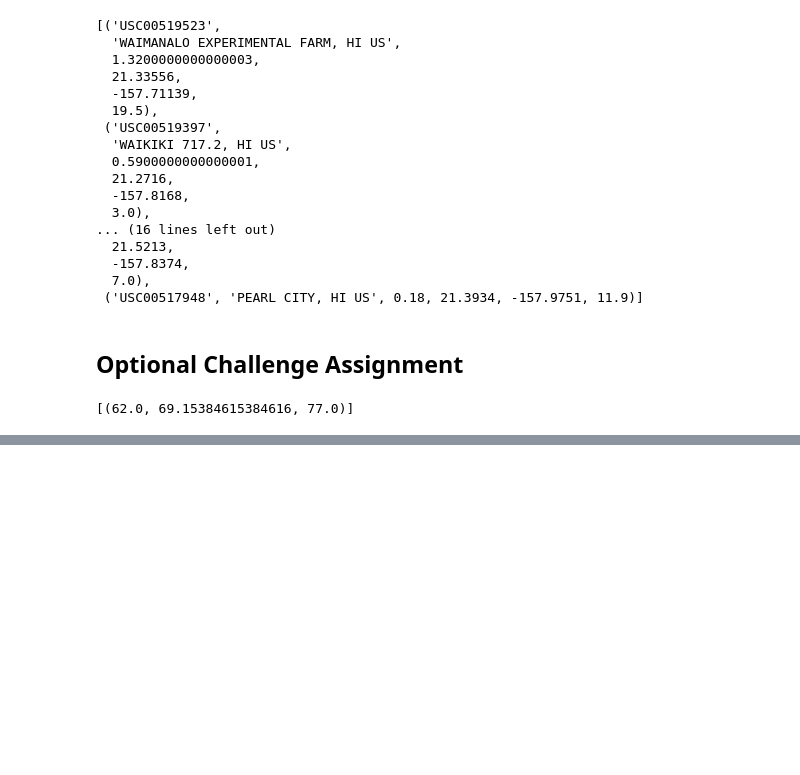
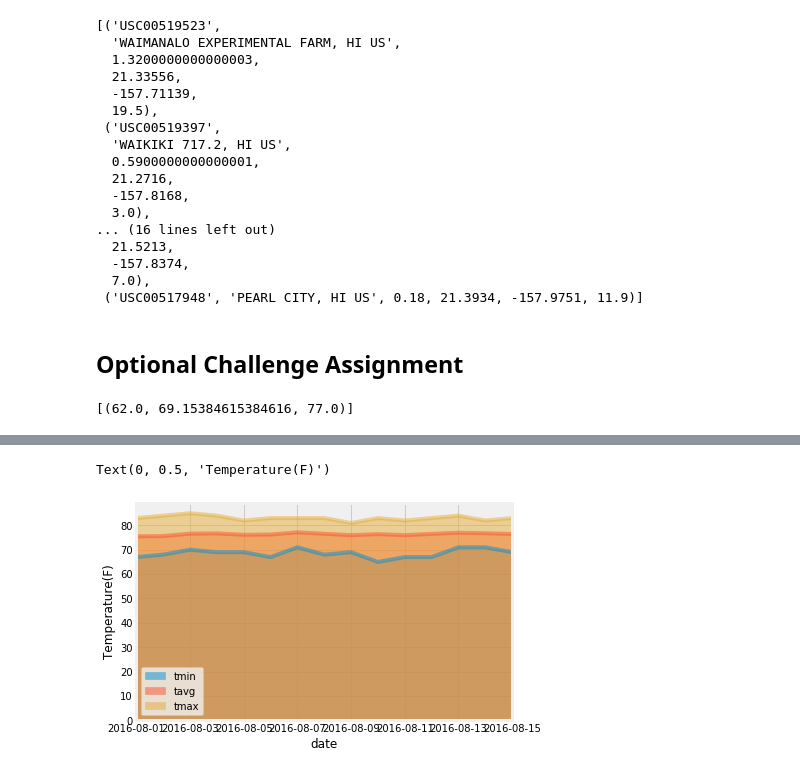
Before and after one commit to ccchiang92/UCB, a Jupyter notebook: Homework 10/climate_starter.ipynb, the cells around one changed output, grey strips where cells are left out. Cells and saved outputs as stored; diff of their text form; code cells hidden in the pictures; blank space fills up the shorter version.

```diff
--- a/Homework 10/climate_starter.ipynb
+++ b/Homework 10/climate_starter.ipynb
@@ -270,3 +333,7 @@ daily_normals("01-01")
 # %%
 # Plot the daily normals as an area plot with `stacked=False`
+normals_df.plot.area(stacked=False)
+# frame = plt.gca()
+# frame.axes.xaxis.set_ticklabels(vac_list_with_year,rotation=45,minor=True)
+plt.ylabel('Temperature(F)')
 # %% [output]
@@ -274,0 +340,2 @@ daily_normals("01-01")
+Text(0, 0.5, 'Temperature(F)')
+[figure, added]
```
Also changed, not shown: parts of 13 cells of this notebook, 1 other file.
